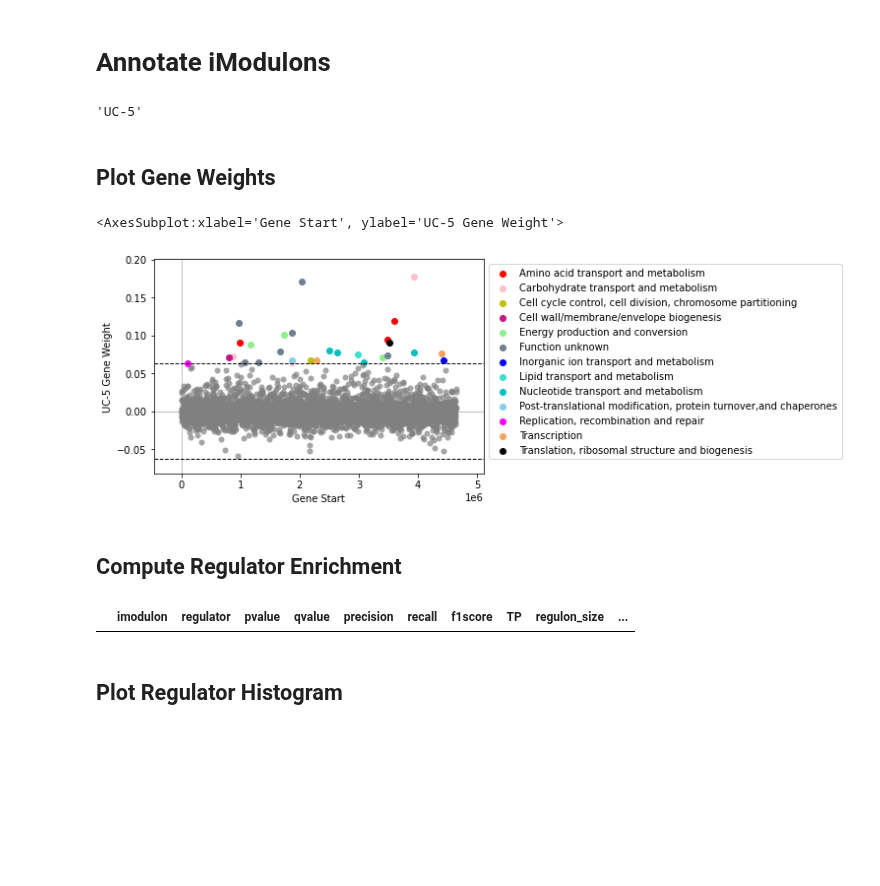
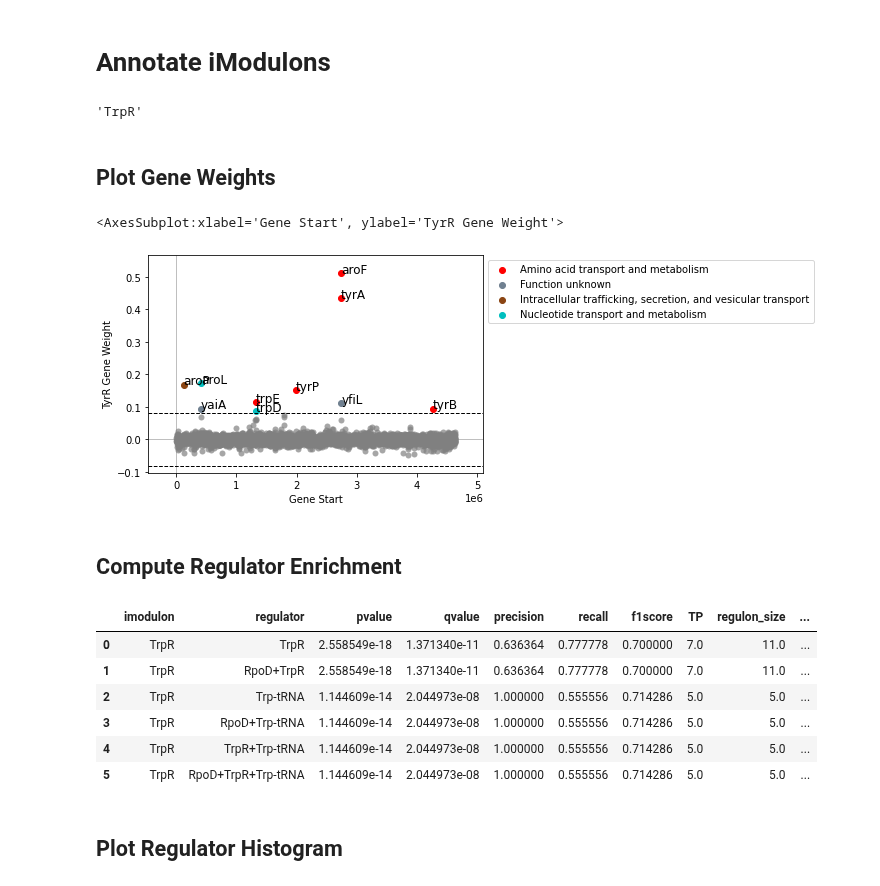
Before and after one commit to SBRG/precise2, a Jupyter notebook: notebooks/manual_imodulon_annotation.ipynb, the cells around one changed output. Saved outputs shown, nothing was run; the diff lists cells and outputs as text; code cells hidden in the pictures; blank space fills up the shorter version.

```diff
--- a/notebooks/manual_imodulon_annotation.ipynb
+++ b/notebooks/manual_imodulon_annotation.ipynb
@@ -27,24 +27,30 @@ ica_data.imodulon_table[(ica_data.imodulon_table['category'] == 'Unknown') | (ic
 # Annotate iModulons
 # %%
 #iM_to_annotate = ica_data.imodulon_names[216]
-iM_to_annotate = 'UC-5'
+iM_to_annotate = 'TrpR'
 iM_to_annotate
 # %% [output]
-'UC-5'
+'TrpR'
 # %% [markdown]
 ## Plot Gene Weights
 # %%
 plot_gene_weights(ica_data,iM_to_annotate, adjust_labels=False)
 # %% [output]
-<AxesSubplot:xlabel='Gene Start', ylabel='UC-5 Gene Weight'>
+<AxesSubplot:xlabel='Gene Start', ylabel='TyrR Gene Weight'>
-[figure, old version]
+[figure, new version]
 # %% [markdown]
 ## Compute Regulator Enrichment
 # %%
-reg_enrichment = ica_data.compute_trn_enrichment(iM_to_annotate, max_regs=2, evidence=[1, 2], force=True)
+reg_enrichment = ica_data.compute_trn_enrichment(iM_to_annotate, max_regs=3, force=True)
 reg_enrichment
 # %% [output]
 |  | imodulon | regulator | pvalue | qvalue | precision | recall | f1score | TP | regulon_size | ... |
+| 0 | TrpR | TrpR | 2.558549e-18 | 1.371340e-11 | 0.636364 | 0.777778 | 0.700000 | 7.0 | 11.0 | ... |
+| 1 | TrpR | RpoD+TrpR | 2.558549e-18 | 1.371340e-11 | 0.636364 | 0.777778 | 0.700000 | 7.0 | 11.0 | ... |
+| 2 | TrpR | Trp-tRNA | 1.144609e-14 | 2.044973e-08 | 1.000000 | 0.555556 | 0.714286 | 5.0 | 5.0 | ... |
+| 3 | TrpR | RpoD+Trp-tRNA | 1.144609e-14 | 2.044973e-08 | 1.000000 | 0.555556 | 0.714286 | 5.0 | 5.0 | ... |
+| 4 | TrpR | TrpR+Trp-tRNA | 1.144609e-14 | 2.044973e-08 | 1.000000 | 0.555556 | 0.714286 | 5.0 | 5.0 | ... |
+| 5 | TrpR | RpoD+TrpR+Trp-tRNA | 1.144609e-14 | 2.044973e-08 | 1.000000 | 0.555556 | 0.714286 | 5.0 | 5.0 | ... |
 # %% [markdown]
 ## Plot Regulator Histogram
 # %%
```
Also changed, not shown: parts of 8 cells of this notebook, 5 other files.
